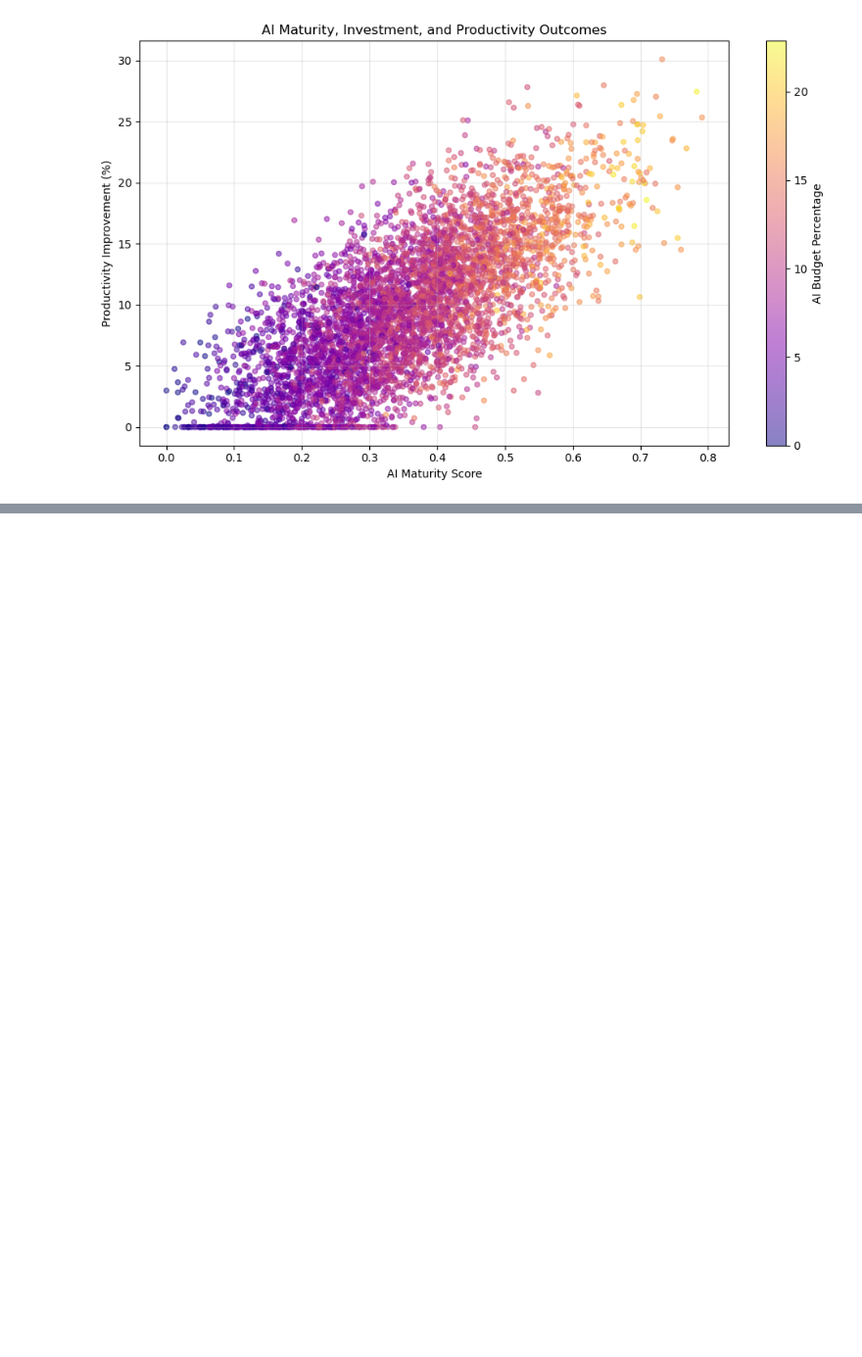
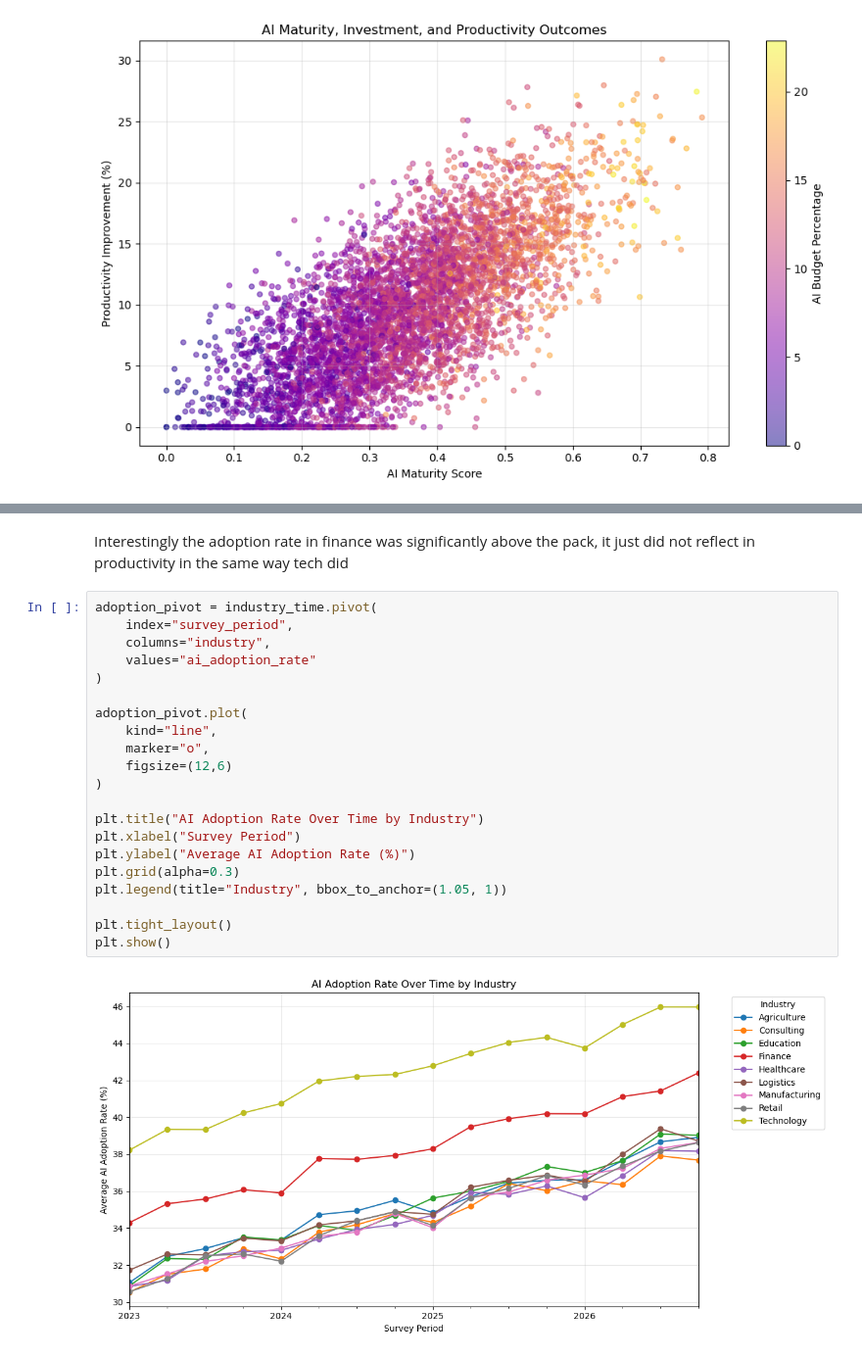
Before and after one commit to S-Shockley/MidtermAIAdoption, a Jupyter notebook: Notebooks/AIBusinessValue.ipynb, the cells around one changed output, grey strips where cells are left out. Shown at 98% size. Saved outputs shown, nothing was run; the diff lists cells and outputs as text; blank space fills up the shorter version.

```diff
--- a/Notebooks/AIBusinessValue.ipynb
+++ b/Notebooks/AIBusinessValue.ipynb
@@ -441,0 +484,25 @@ plt.show()
+# %% [markdown]
+Interestingly the adoption rate in finance was significantly above the pack, it just did not reflect in productivity in the same way tech did
+# %%
+adoption_pivot = industry_time.pivot(
+    index="survey_period",
+    columns="industry",
+    values="ai_adoption_rate"
+)
+
+adoption_pivot.plot(
+    kind="line",
+    marker="o",
+    figsize=(12,6)
+)
+
+plt.title("AI Adoption Rate Over Time by Industry")
+plt.xlabel("Survey Period")
+plt.ylabel("Average AI Adoption Rate (%)")
+plt.grid(alpha=0.3)
+plt.legend(title="Industry", bbox_to_anchor=(1.05, 1))
+
+plt.tight_layout()
+plt.show()
+# %% [output]
+[figure, added]
```
Also changed, not shown: parts of 8 cells of this notebook, 5 other files.
